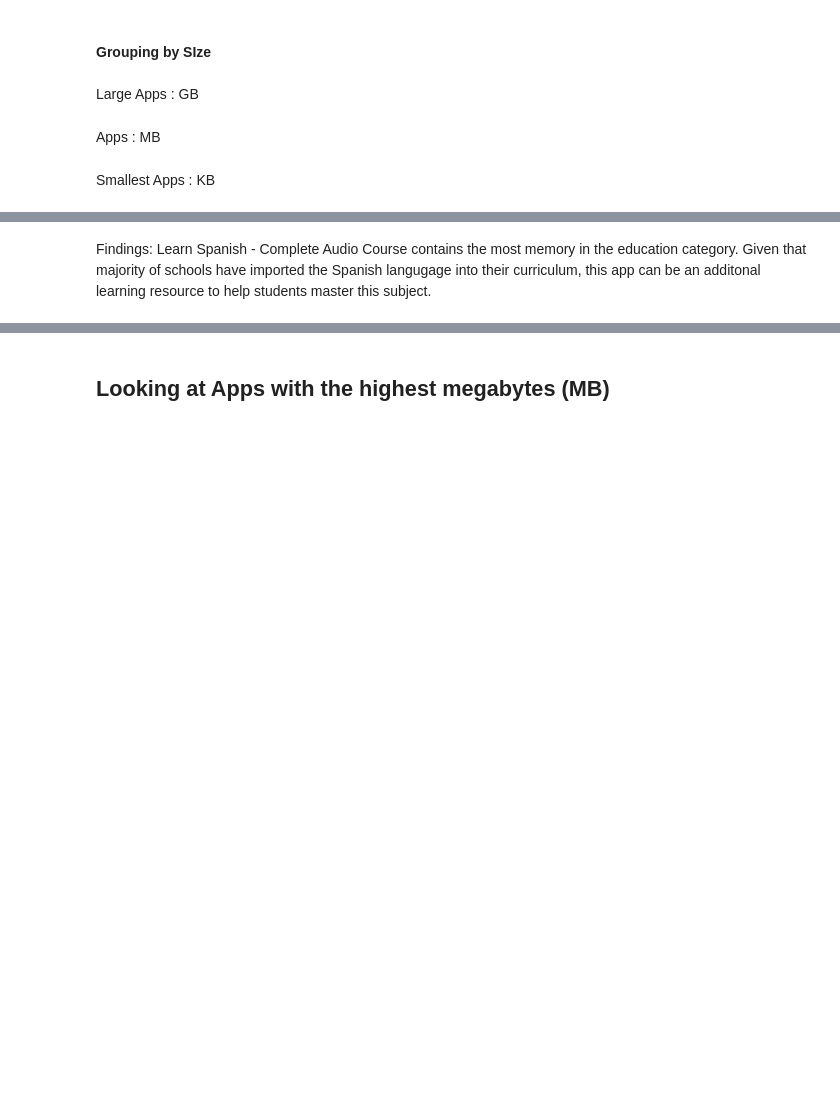
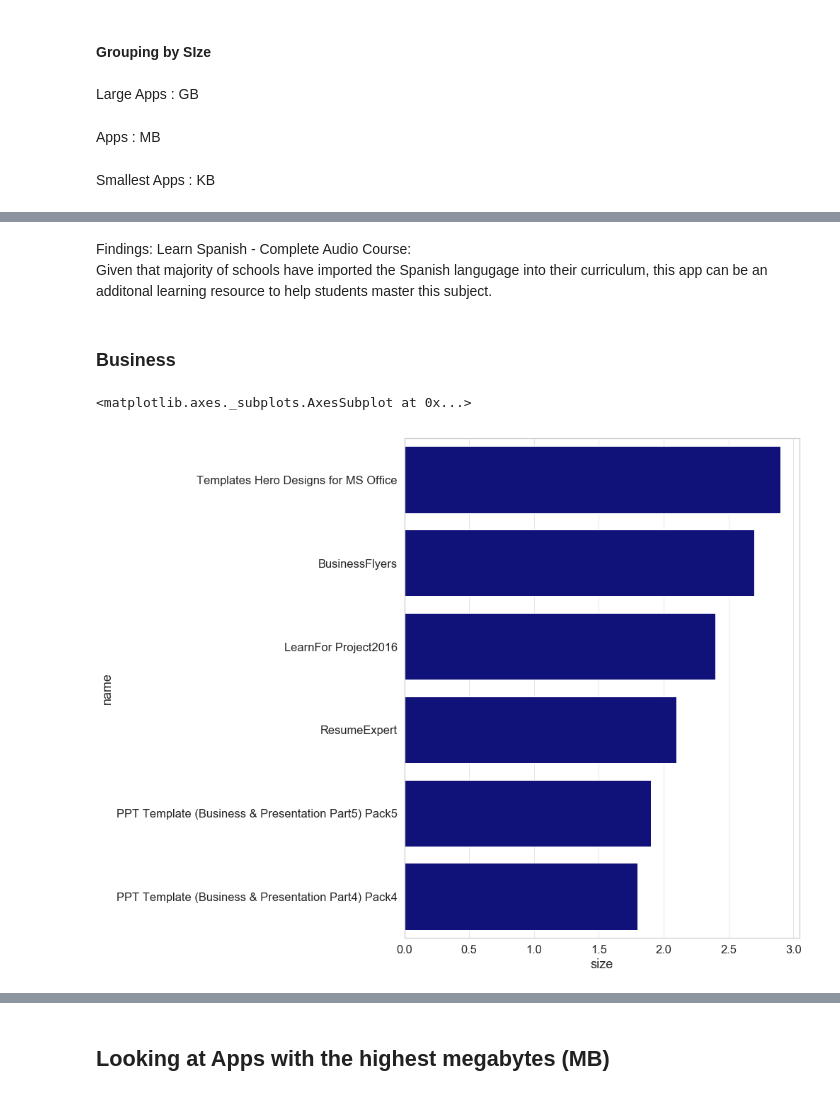
Before and after one commit to drucilal/Scraping_AppleMac_Store, a Jupyter notebook: Mac_EDA.ipynb, the cells around one changed output, grey strips where cells are left out. Drawn from its saved outputs; the diff is of its cells as text; code cells hidden in the pictures; blank space fills up the shorter version.

```diff
--- a/Mac_EDA.ipynb
+++ b/Mac_EDA.ipynb
@@ -94,5 +97,0 @@ This app is known to be a helpful tool for music producers in which they are pro
-# %%
-education = large_size[large_size['category'].str.contains("Education")]
-largest_education = education.head(10)
-sns.set(style = 'whitegrid', font_scale = 1.5, rc={"figure.figsize": (10, 13), 'grid.color': '0.9'},)
-sns.barplot(x="size", y="name", data=largest_education, label=" ", color="darkblue", ci = None)
@@ -102,4 +105,11 @@ sns.barplot(x="size", y="name", data=largest_education, label=" ", color="darkbl
 # %% [markdown]
 Findings:
-Learn Spanish - Complete Audio Course contains the most memory in the education category.
+Learn Spanish - Complete Audio Course:
 Given that majority of schools have imported the Spanish langugage into their curriculum, this app can be an additonal learning resource to help students master this subject.
+# %% [markdown]
+### Business
+# %%
+apps_plot(largest_business, 'size', 'name', 'darkblue')
+# %% [output]
+<matplotlib.axes._subplots.AxesSubplot at 0x...>
+[figure, added]
```
Also changed, not shown: parts of 172 cells of this notebook, 2 other files.
